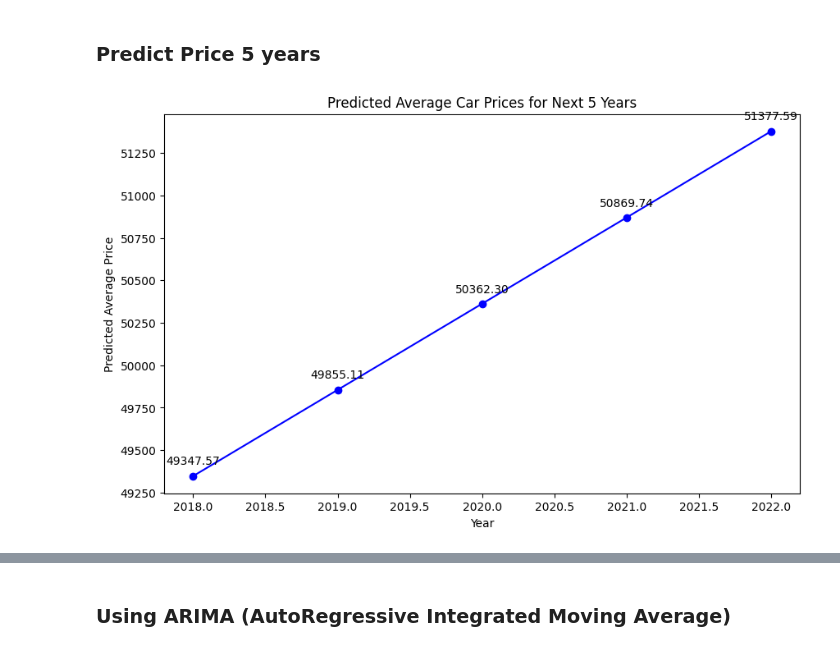
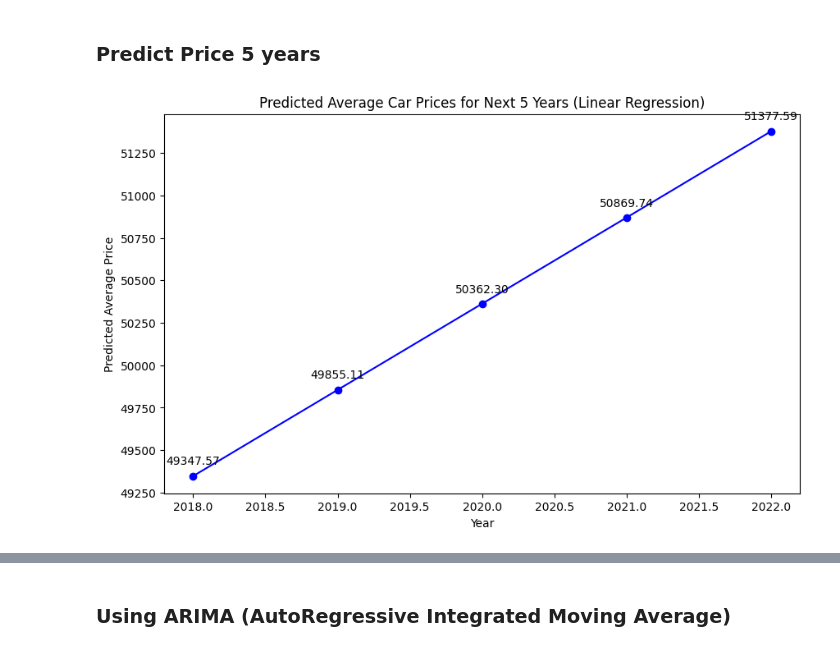
Before and after one commit to MukhlisMaulanaA/data-analytics-python, a Jupyter notebook: car-price.ipynb, the cells around one changed output, grey strips where cells are left out. Cells and saved outputs as stored; diff of their text form; code cells hidden in the pictures.

```diff
--- a/car-price.ipynb
+++ b/car-price.ipynb
@@ -269,35 +270,35 @@ plt.show()
 # Copy salah satu subset data dari X_test untuk dijadikan template prediksi
 future_data = X_test.copy()
 
 # Buat array untuk menampung prediksi masa depan
 future_predictions = []
 
 # Loop untuk memprediksi harga setiap tahun selama 5 tahun ke depan
 for year in range(1, 6):
     future_data['year'] = df_cleanup['year'].max() + year  # Tambahkan 1 hingga 5 tahun ke kolom 'year'
     predicted_prices = model.predict(scaler.transform(future_data))
     future_predictions.append(predicted_prices.mean())  # Ambil rata-rata prediksi untuk setiap tahun
 
 # Buat list tahun masa depan
 future_years = [df_cleanup['year'].max() + i for i in range(1, 6)]
 
 
 # Visualisasikan prediksi masa depan
 plt.figure(figsize=(10, 6))
 plt.plot(future_years, future_predictions, marker='o', linestyle='-', color='blue')
 # Tambahkan nilai pada setiap titik
 for i, year in enumerate(future_years):
     plt.annotate(f'{future_predictions[i]:.2f}',
                   (year, future_predictions[i]),
                   textcoords="offset points",
                   xytext=(0,10),
                   ha='center')
 plt.xlabel('Year')
 plt.ylabel('Predicted Average Price')
-plt.title('Predicted Average Car Prices for Next 5 Years')
+plt.title('Predicted Average Car Prices for Next 5 Years (Linear Regression)')
 plt.show()
 # %% [output]
-[figure, old version]
+[figure, new version]
 # %%
 # Prediksi harga aktual menggunakan X_test
 predicted_actual_prices = model.predict(X_test_scaled)
```
Also changed, not shown: parts of 7 cells of this notebook.
